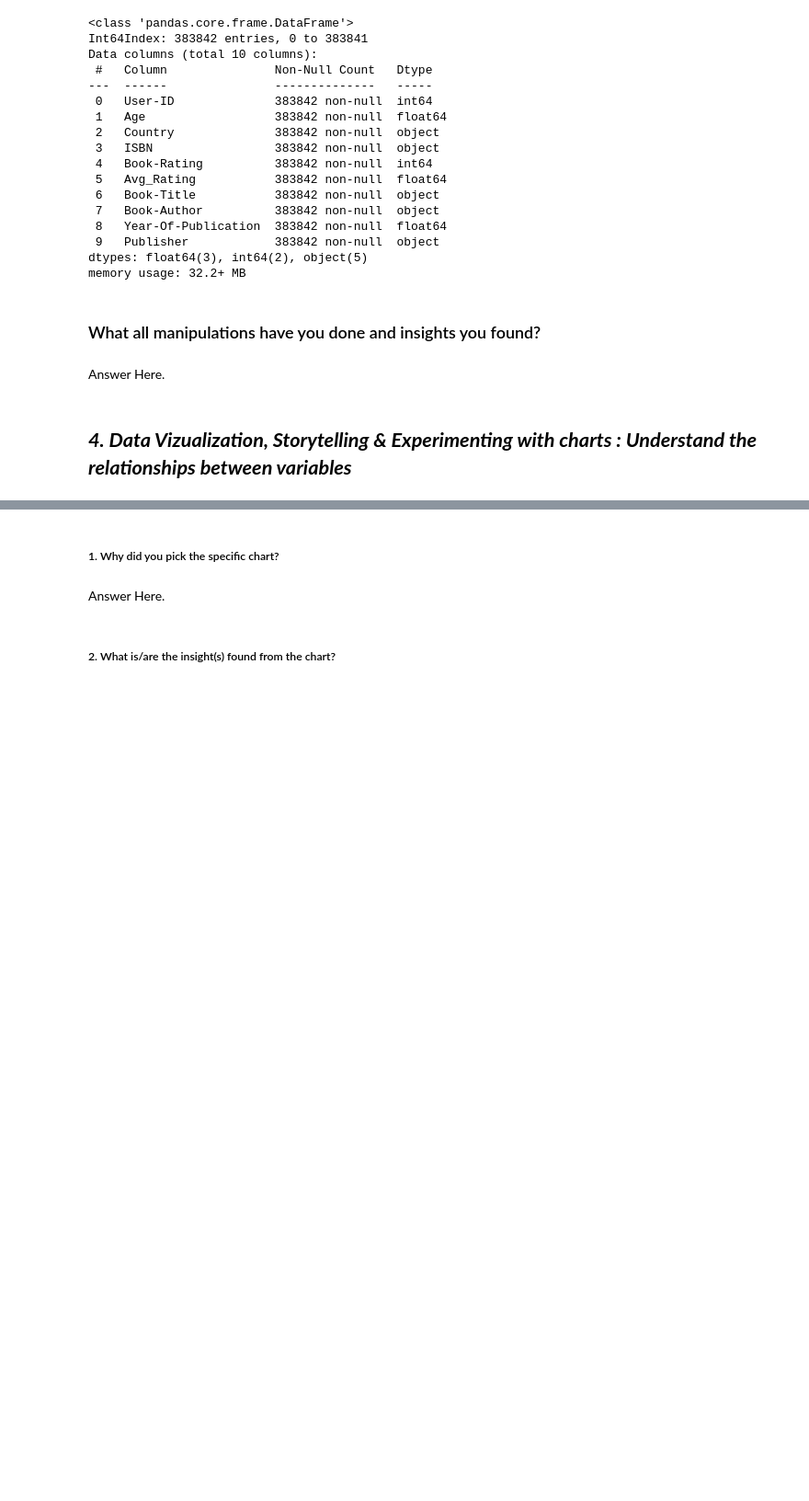
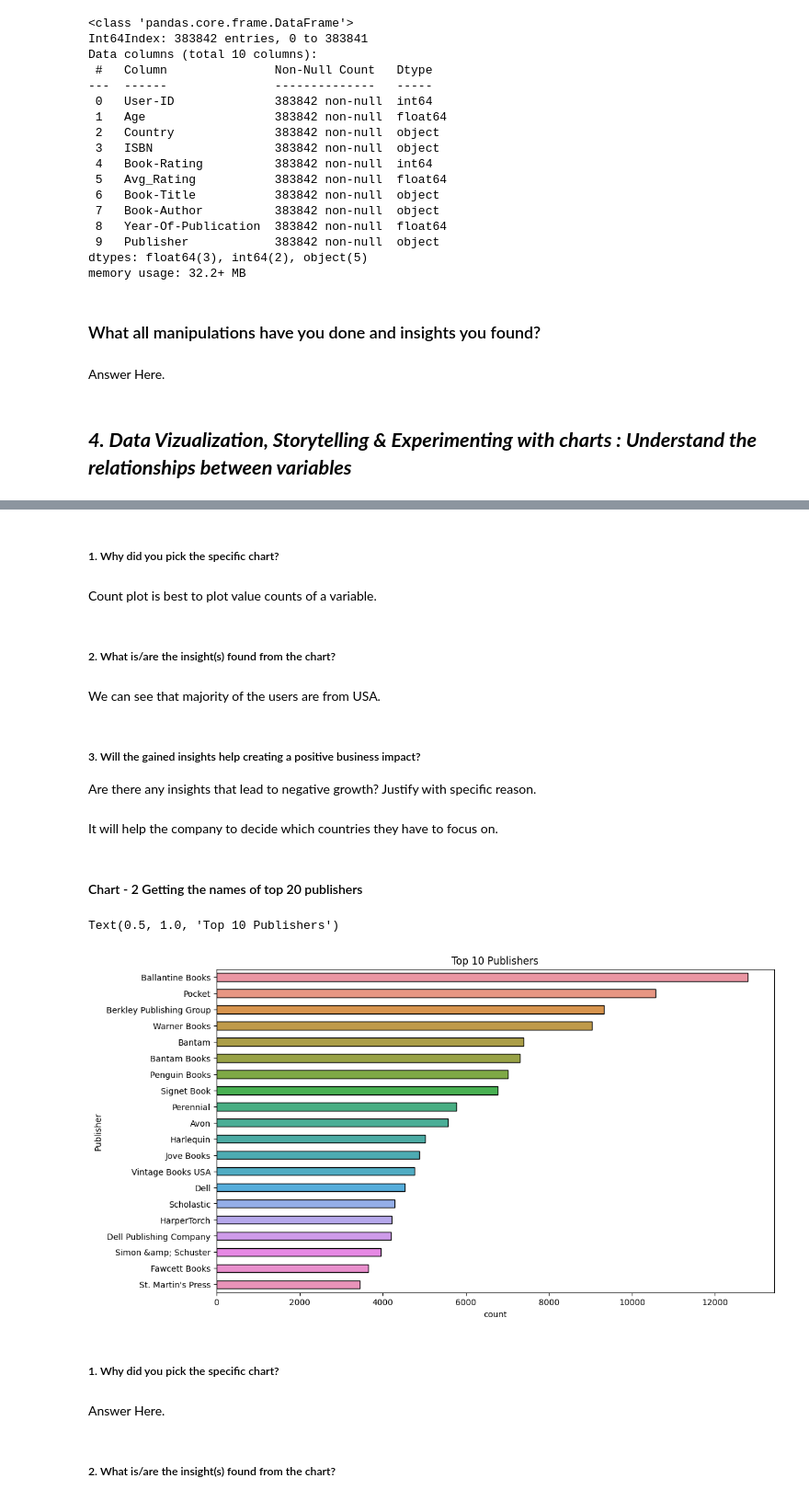
Before and after one commit to theuttammishra/Capstone-Unsupervised, a Jupyter notebook: Book_Recommendation_System.ipynb, the cells around one changed output, grey strips where cells are left out. Shown at 92% size. Saved outputs shown, nothing was run; the diff lists cells and outputs as text; code cells hidden in the pictures; blank space fills up the shorter version.

```diff
--- a/Book_Recommendation_System.ipynb
+++ b/Book_Recommendation_System.ipynb
@@ -806,3 +815,26 @@ Eda_df = Final_df.copy()
+# %% [markdown]
+##### 1. Why did you pick the specific chart?
+# %% [markdown]
+Count plot is best to plot value counts of a variable.
+# %% [markdown]
+##### 2. What is/are the insight(s) found from the chart?
+# %% [markdown]
+We can see that majority of the users are from USA.
+# %% [markdown]
+##### 3. Will the gained insights help creating a positive business impact?
+Are there any insights that lead to negative growth? Justify with specific reason.
+# %% [markdown]
+It will help the company to decide which countries they have to focus on.
+# %% [markdown]
+#### Chart - 2 Getting the names of top 20 publishers
+# %%
+# Chart - 2 visualization code
+plt.figure(figsize=(12,7))
+sns.countplot(y='Publisher',data=copy_df,order=pd.value_counts(copy_df['Publisher']).iloc[:20].index,width = 0.5,edgecolor = 'black')
+plt.title('Top 10 Publishers')
+# %% [output]
+Text(0.5, 1.0, 'Top 10 Publishers')
+[figure, added]
 # %% [markdown]
 ##### 1. Why did you pick the specific chart?
 # %% [markdown]
```
Also changed, not shown: parts of 117 cells of this notebook.
